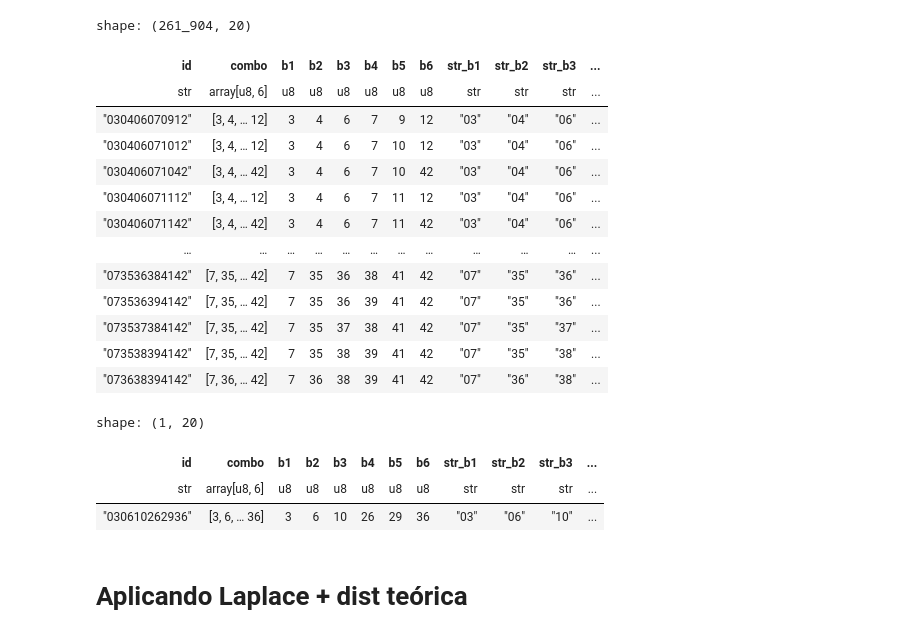
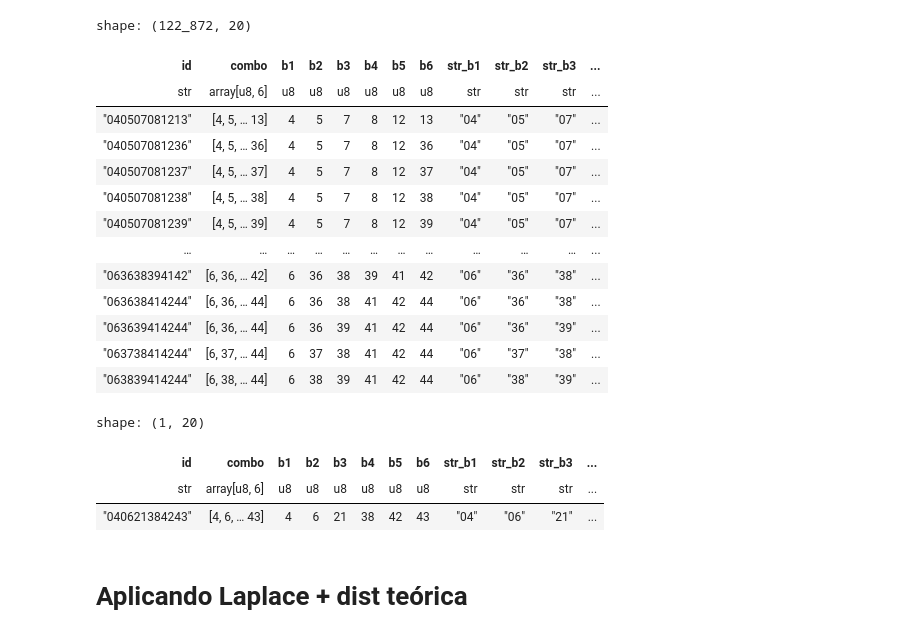
Before and after one commit to coins5/tinkapp.v4, a Jupyter notebook: explore_bolillas_v3_TNK.ipynb, the cells around one changed output. Drawn from its saved outputs; the diff is of its cells as text; code cells hidden in the pictures.

```diff
--- a/explore_bolillas_v3_TNK.ipynb
+++ b/explore_bolillas_v3_TNK.ipynb
@@ -677,51 +681,51 @@ else:
 # %%
 # possible_b1, exclude_jump_maps_b1
 df_possible = df_Orows.filter(
   # pl.col("str_b1").is_in(["10", "11", "12", "13", "14", "15", "16"]),
-  pl.col("str_b1").is_in(["03", "04", "06", "07",]),
+  pl.col("str_b1").is_in(["04", "06"]),
   # pl.col("str_b1").is_in(possible_b1),
   # pl.col("str_b2").is_in(possible_b2),
   # pl.col("str_b3").is_in(possible_b3),
   # pl.col("str_b4").is_in(possible_b4),
   # pl.col("str_b5").is_in(possible_b5),
   # pl.col("str_b6").is_in(possible_blast),
 
   # ~pl.col("str_b1").is_in(last_post_b1),
   ~pl.col("str_b2").is_in(last_post_b2 + ["40", "41", "42", "43", "44", "45", "46", "47", "48", "49"]),
   ~pl.col("str_b3").is_in(last_post_b3 + ["40", "41", "42", "43", "44", "45", "46", "47", "48", "49"]),
   ~pl.col("str_b4").is_in(last_post_b4 + ["10", "11", "12", "13", "14", "15", "16", "17", "18", "19", "20", "21", "22", "23", "24", "25"]),
   ~pl.col("str_b5").is_in(last_post_b5 + ["27"]),
   ~pl.col("str_b6").is_in(last_post_blast + ["20", "21", "22", "23", "24", "25", "26", "27", "28", "29", "30", "31", "32", "33", "34", "45", "46", "47", "48", "49", "50"]),
 
   ~pl.col("jumps_map").is_in(exclude_jump_maps_b1 + exclude_jump_maps_b2 + exclude_jump_maps_b3 + exclude_jump_maps_b4 + exclude_jump_maps_b5 + exclude_jump_maps_blast),
   # ~pl.col("jumps_map").is_in(exclude_jump_maps_b1 + exclude_jump_maps_b2 + exclude_jump_maps_blast),
   pl.col("is_rare_combination") == False
 )
 
 
 display(df_possible)
 # %% [output]
-shape: (261_904, 20)
+shape: (122_872, 20)
 | id | combo | b1 | b2 | b3 | b4 | b5 | b6 | str_b1 | str_b2 | str_b3 | ... |
 | str | array[u8, 6] | u8 | u8 | u8 | u8 | u8 | u8 | str | str | str | ... |
-| "030406070912" | [3, 4, … 12] | 3 | 4 | 6 | 7 | 9 | 12 | "03" | "04" | "06" | ... |
-| "030406071012" | [3, 4, … 12] | 3 | 4 | 6 | 7 | 10 | 12 | "03" | "04" | "06" | ... |
-| "030406071042" | [3, 4, … 42] | 3 | 4 | 6 | 7 | 10 | 42 | "03" | "04" | "06" | ... |
-| "030406071112" | [3, 4, … 12] | 3 | 4 | 6 | 7 | 11 | 12 | "03" | "04" | "06" | ... |
-| "030406071142" | [3, 4, … 42] | 3 | 4 | 6 | 7 | 11 | 42 | "03" | "04" | "06" | ... |
+| "040507081213" | [4, 5, … 13] | 4 | 5 | 7 | 8 | 12 | 13 | "04" | "05" | "07" | ... |
+| "040507081236" | [4, 5, … 36] | 4 | 5 | 7 | 8 | 12 | 36 | "04" | "05" | "07" | ... |
+| "040507081237" | [4, 5, … 37] | 4 | 5 | 7 | 8 | 12 | 37 | "04" | "05" | "07" | ... |
+| "040507081238" | [4, 5, … 38] | 4 | 5 | 7 | 8 | 12 | 38 | "04" | "05" | "07" | ... |
+| "040507081239" | [4, 5, … 39] | 4 | 5 | 7 | 8 | 12 | 39 | "04" | "05" | "07" | ... |
 | … | … | … | … | … | … | … | … | … | … | … | ... |
-| "073536384142" | [7, 35, … 42] | 7 | 35 | 36 | 38 | 41 | 42 | "07" | "35" | "36" | ... |
-| "073536394142" | [7, 35, … 42] | 7 | 35 | 36 | 39 | 41 | 42 | "07" | "35" | "36" | ... |
-| "073537384142" | [7, 35, … 42] | 7 | 35 | 37 | 38 | 41 | 42 | "07" | "35" | "37" | ... |
-| "073538394142" | [7, 35, … 42] | 7 | 35 | 38 | 39 | 41 | 42 | "07" | "35" | "38" | ... |
-| "073638394142" | [7, 36, … 42] | 7 | 36 | 38 | 39 | 41 | 42 | "07" | "36" | "38" | ... |
+| "063638394142" | [6, 36, … 42] | 6 | 36 | 38 | 39 | 41 | 42 | "06" | "36" | "38" | ... |
+| "063638414244" | [6, 36, … 44] | 6 | 36 | 38 | 41 | 42 | 44 | "06" | "36" | "38" | ... |
+| "063639414244" | [6, 36, … 44] | 6 | 36 | 39 | 41 | 42 | 44 | "06" | "36" | "39" | ... |
+| "063738414244" | [6, 37, … 44] | 6 | 37 | 38 | 41 | 42 | 44 | "06" | "37" | "38" | ... |
+| "063839414244" | [6, 38, … 44] | 6 | 38 | 39 | 41 | 42 | 44 | "06" | "38" | "39" | ... |
 # %%
 df_possible.sample(n=1)
 # %% [output]
 shape: (1, 20)
 | id | combo | b1 | b2 | b3 | b4 | b5 | b6 | str_b1 | str_b2 | str_b3 | ... |
 | str | array[u8, 6] | u8 | u8 | u8 | u8 | u8 | u8 | str | str | str | ... |
-| "030610262936" | [3, 6, … 36] | 3 | 6 | 10 | 26 | 29 | 36 | "03" | "06" | "10" | ... |
+| "040621384243" | [4, 6, … 43] | 4 | 6 | 21 | 38 | 42 | 43 | "04" | "06" | "21" | ... |
 # %% [markdown]
 # Aplicando Laplace + dist teórica
 # %%
```
Also changed, not shown: parts of 15 cells of this notebook, 8 other files.
